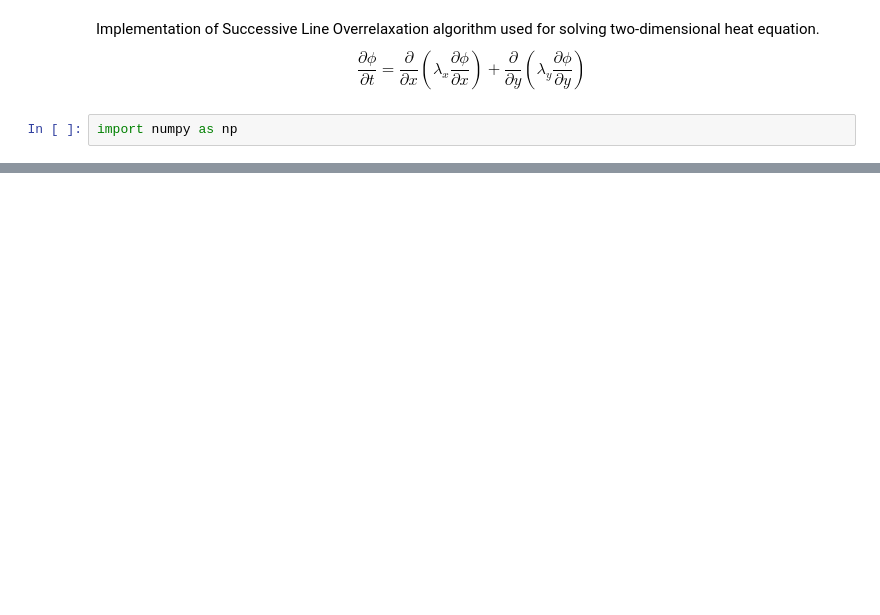
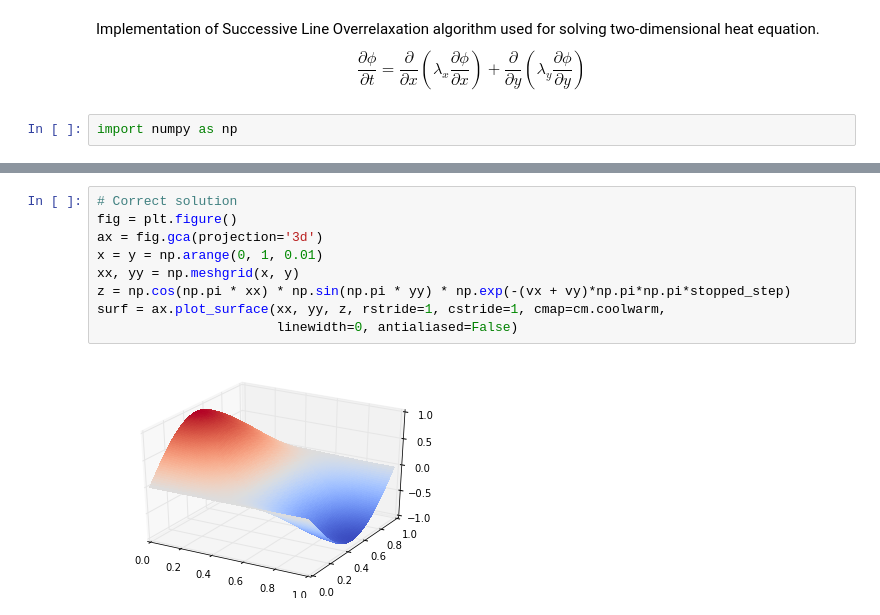
Before and after one commit to kirivasile/compute_math, a Jupyter notebook: SLOR.ipynb, the cells around one changed output, grey strips where cells are left out. Saved outputs shown, nothing was run; the diff lists cells and outputs as text; blank space fills up the shorter version.

```diff
--- a/SLOR.ipynb
+++ b/SLOR.ipynb
@@ -110,0 +168,11 @@ class SLOR:
+# %%
+# Correct solution
+fig = plt.figure()
+ax = fig.gca(projection='3d')
+x = y = np.arange(0, 1, 0.01)
+xx, yy = np.meshgrid(x, y)
+z = np.cos(np.pi * xx) * np.sin(np.pi * yy) * np.exp(-(vx + vy)*np.pi*np.pi*stopped_step)
+surf = ax.plot_surface(xx, yy, z, rstride=1, cstride=1, cmap=cm.coolwarm,
+                       linewidth=0, antialiased=False)
+# %% [output]
+[figure, added]
```
Also changed, not shown: parts of 4 cells of this notebook.
